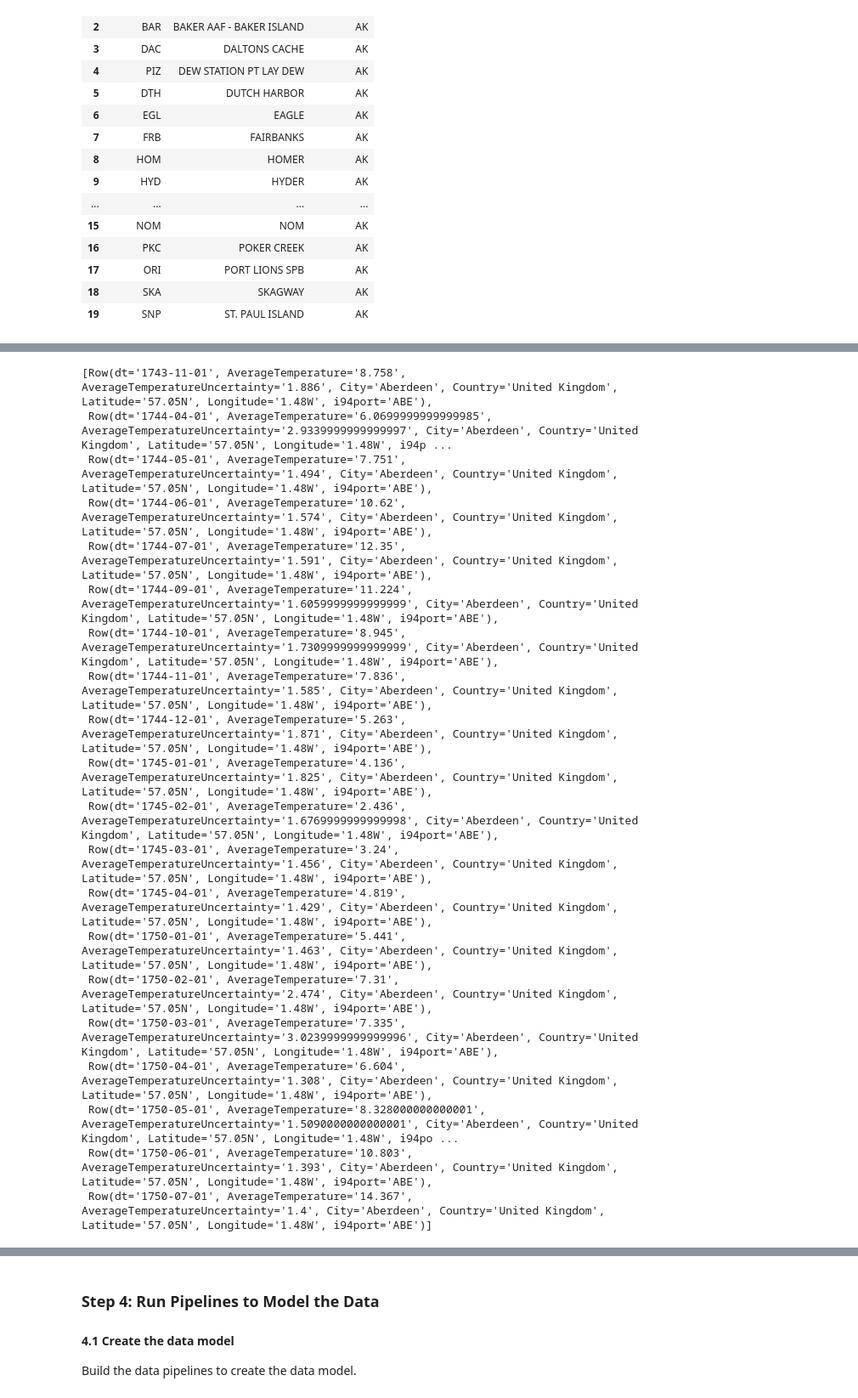
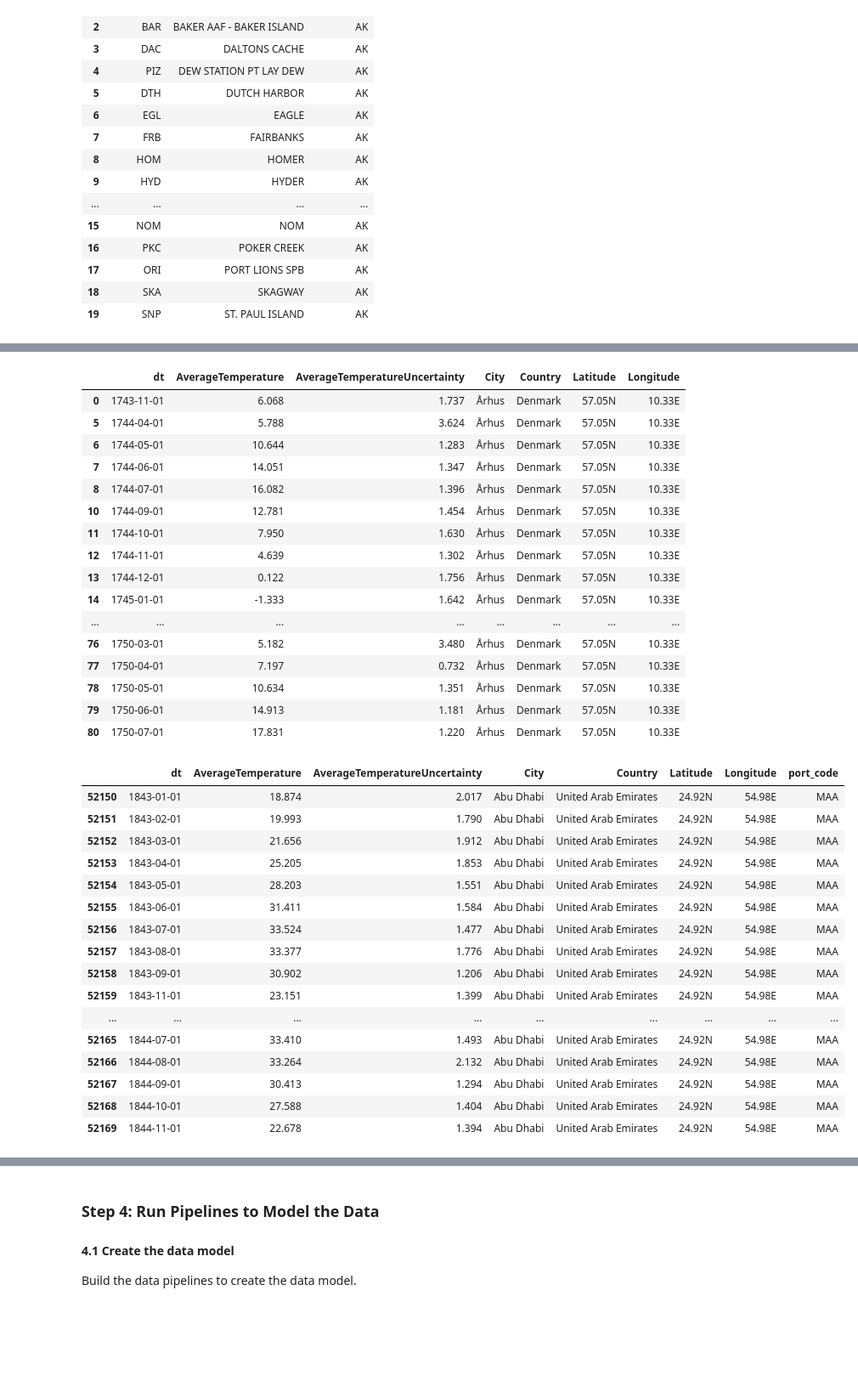
Before and after one commit to 0xCakin/CapstoneProject, a Jupyter notebook: Capstone Project Template.ipynb, the cells around one changed output, grey strips where cells are left out. Shown: that part at 85% size. Saved outputs shown, nothing was run; the diff lists cells and outputs as text; code cells hidden in the pictures; blank space fills up the shorter version.

```diff
--- a/Capstone Project Template.ipynb
+++ b/Capstone Project Template.ipynb
@@ -257,3 +222,0 @@ only showing top 20 rows
-# %%
-# Clean temperature data
-df_temp_data = spark2.read.format("csv").option("header", "true").load("../../data2/GlobalLandTemperaturesByCity.csv")
@@ -260,4 +247,3 @@ df_temp_data = spark2.read.format("csv").option("header", "true").load("../../da
 # %%
-# Filter out data points with NaN average temperature
-df_temp_data = df_temp_data.filter(df_temp_data.AverageTemperature != 'NaN')
-df_temp_data.head(50)
+#Clean up null data from average temperature
+df_temp_data = df_temp_data[df_temp_data.AverageTemperature.notnull()]
@@ -292,25 +250,45 @@ def get_i94port(city):
+# %%
+df_temp_data.head(20)
+# %% [output]
+|  | dt | AverageTemperature | AverageTemperatureUncertainty | City | Country | Latitude | Longitude |
+| 0 | 1743-11-01 | 6.068 | 1.737 | Århus | Denmark | 57.05N | 10.33E |
+| 5 | 1744-04-01 | 5.788 | 3.624 | Århus | Denmark | 57.05N | 10.33E |
+| 6 | 1744-05-01 | 10.644 | 1.283 | Århus | Denmark | 57.05N | 10.33E |
+| 7 | 1744-06-01 | 14.051 | 1.347 | Århus | Denmark | 57.05N | 10.33E |
+| 8 | 1744-07-01 | 16.082 | 1.396 | Århus | Denmark | 57.05N | 10.33E |
+| 10 | 1744-09-01 | 12.781 | 1.454 | Århus | Denmark | 57.05N | 10.33E |
+| 11 | 1744-10-01 | 7.950 | 1.630 | Århus | Denmark | 57.05N | 10.33E |
+| 12 | 1744-11-01 | 4.639 | 1.302 | Århus | Denmark | 57.05N | 10.33E |
+| 13 | 1744-12-01 | 0.122 | 1.756 | Århus | Denmark | 57.05N | 10.33E |
+| 14 | 1745-01-01 | -1.333 | 1.642 | Århus | Denmark | 57.05N | 10.33E |
+| ... | ... | ... | ... | ... | ... | ... | ... |
+| 76 | 1750-03-01 | 5.182 | 3.480 | Århus | Denmark | 57.05N | 10.33E |
+| 77 | 1750-04-01 | 7.197 | 0.732 | Århus | Denmark | 57.05N | 10.33E |
+| 78 | 1750-05-01 | 10.634 | 1.351 | Århus | Denmark | 57.05N | 10.33E |
+| 79 | 1750-06-01 | 14.913 | 1.181 | Århus | Denmark | 57.05N | 10.33E |
+| 80 | 1750-07-01 | 17.831 | 1.220 | Århus | Denmark | 57.05N | 10.33E |
+# %%
+#Join the temperature data with i94port to bring port_code column
+df_temp_data=pd.merge(df_temp_data, i94port_valid_df, left_on='City', right_on='port_city', how='left').drop(['port_city','port_state'], axis=1)
 # %%
-# New column with i94port code
-df_temp_data = df_temp_data.withColumn("i94port", get_i94port(df_temp_data.City))
+# Clean up the null values
+df_temp_data = df_temp_data[df_temp_data.port_code.notnull()]
 df_temp_data.head(20)
 # %% [output]
-[Row(dt='1743-11-01', AverageTemperature='8.758', AverageTemperatureUncertainty='1.886', City='Aberdeen', Country='United Kingdom', Latitude='57.05N', Longitude='1.48W', i94port='ABE'),
- Row(dt='1744-04-01', AverageTemperature='6.0699999999999985', AverageTemperatureUncertainty='2.9339999999999997', City='Aberdeen', Country='United Kingdom', Latitude='57.05N', Longitude='1.48W', i94p ...
- Row(dt='1744-05-01', AverageTemperature='7.751', AverageTemperatureUncertainty='1.494', City='Aberdeen', Country='United Kingdom', Latitude='57.05N', Longitude='1.48W', i94port='ABE'),
- Row(dt='1744-06-01', AverageTemperature='10.62', AverageTemperatureUncertainty='1.574', City='Aberdeen', Country='United Kingdom', Latitude='57.05N', Longitude='1.48W', i94port='ABE'),
- Row(dt='1744-07-01', AverageTemperature='12.35', AverageTemperatureUncertainty='1.591', City='Aberdeen', Country='United Kingdom', Latitude='57.05N', Longitude='1.48W', i94port='ABE'),
- Row(dt='1744-09-01', AverageTemperature='11.224', AverageTemperatureUncertainty='1.6059999999999999', City='Aberdeen', Country='United Kingdom', Latitude='57.05N', Longitude='1.48W', i94port='ABE'),
- Row(dt='1744-10-01', AverageTemperature='8.945', AverageTemperatureUncertainty='1.7309999999999999', City='Aberdeen', Country='United Kingdom', Latitude='57.05N', Longitude='1.48W', i94port='ABE'),
- Row(dt='1744-11-01', AverageTemperature='7.836', AverageTemperatureUncertainty='1.585', City='Aberdeen', Country='United Kingdom', Latitude='57.05N', Longitude='1.48W', i94port='ABE'),
- Row(dt='1744-12-01', AverageTemperature='5.263', AverageTemperatureUncertainty='1.871', City='Aberdeen', Country='United Kingdom', Latitude='57.05N', Longitude='1.48W', i94port='ABE'),
- Row(dt='1745-01-01', AverageTemperature='4.136', AverageTemperatureUncertainty='1.825', City='Aberdeen', Country='United Kingdom', Latitude='57.05N', Longitude='1.48W', i94port='ABE'),
- Row(dt='1745-02-01', AverageTemperature='2.436', AverageTemperatureUncertainty='1.6769999999999998', City='Aberdeen', Country='United Kingdom', Latitude='57.05N', Longitude='1.48W', i94port='ABE'),
- Row(dt='1745-03-01', AverageTemperature='3.24', AverageTemperatureUncertainty='1.456', City='Aberdeen', Country='United Kingdom', Latitude='57.05N', Longitude='1.48W', i94port='ABE'),
- Row(dt='1745-04-01', AverageTemperature='4.819', AverageTemperatureUncertainty='1.429', City='Aberdeen', Country='United Kingdom', Latitude='57.05N', Longitude='1.48W', i94port='ABE'),
- Row(dt='1750-01-01', AverageTemperature='5.441', AverageTemperatureUncertainty='1.463', City='Aberdeen', Country='United Kingdom', Latitude='57.05N', Longitude='1.48W', i94port='ABE'),
- Row(dt='1750-02-01', AverageTemperature='7.31', AverageTemperatureUncertainty='2.474', City='Aberdeen', Country='United Kingdom', Latitude='57.05N', Longitude='1.48W', i94port='ABE'),
- Row(dt='1750-03-01', AverageTemperature='7.335', AverageTemperatureUncertainty='3.0239999999999996', City='Aberdeen', Country='United Kingdom', Latitude='57.05N', Longitude='1.48W', i94port='ABE'),
- Row(dt='1750-04-01', AverageTemperature='6.604', AverageTemperatureUncertainty='1.308', City='Aberdeen', Country='United Kingdom', Latitude='57.05N', Longitude='1.48W', i94port='ABE'),
- Row(dt='1750-05-01', AverageTemperature='8.328000000000001', AverageTemperatureUncertainty='1.5090000000000001', City='Aberdeen', Country='United Kingdom', Latitude='57.05N', Longitude='1.48W', i94po ...
- Row(dt='1750-06-01', AverageTemperature='10.803', AverageTemperatureUncertainty='1.393', City='Aberdeen', Country='United Kingdom', Latitude='57.05N', Longitude='1.48W', i94port='ABE'),
- Row(dt='1750-07-01', AverageTemperature='14.367', AverageTemperatureUncertainty='1.4', City='Aberdeen', Country='United Kingdom', Latitude='57.05N', Longitude='1.48W', i94port='ABE')]
+|  | dt | AverageTemperature | AverageTemperatureUncertainty | City | Country | Latitude | Longitude | port_code |
+| 52150 | 1843-01-01 | 18.874 | 2.017 | Abu Dhabi | United Arab Emirates | 24.92N | 54.98E | MAA |
+| 52151 | 1843-02-01 | 19.993 | 1.790 | Abu Dhabi | United Arab Emirates | 24.92N | 54.98E | MAA |
+| 52152 | 1843-03-01 | 21.656 | 1.912 | Abu Dhabi | United Arab Emirates | 24.92N | 54.98E | MAA |
+| 52153 | 1843-04-01 | 25.205 | 1.853 | Abu Dhabi | United Arab Emirates | 24.92N | 54.98E | MAA |
+| 52154 | 1843-05-01 | 28.203 | 1.551 | Abu Dhabi | United Arab Emirates | 24.92N | 54.98E | MAA |
+| 52155 | 1843-06-01 | 31.411 | 1.584 | Abu Dhabi | United Arab Emirates | 24.92N | 54.98E | MAA |
+| 52156 | 1843-07-01 | 33.524 | 1.477 | Abu Dhabi | United Arab Emirates | 24.92N | 54.98E | MAA |
+| 52157 | 1843-08-01 | 33.377 | 1.776 | Abu Dhabi | United Arab Emirates | 24.92N | 54.98E | MAA |
+| 52158 | 1843-09-01 | 30.902 | 1.206 | Abu Dhabi | United Arab Emirates | 24.92N | 54.98E | MAA |
+| 52159 | 1843-11-01 | 23.151 | 1.399 | Abu Dhabi | United Arab Emirates | 24.92N | 54.98E | MAA |
+| ... | ... | ... | ... | ... | ... | ... | ... | ... |
+| 52165 | 1844-07-01 | 33.410 | 1.493 | Abu Dhabi | United Arab Emirates | 24.92N | 54.98E | MAA |
+| 52166 | 1844-08-01 | 33.264 | 2.132 | Abu Dhabi | United Arab Emirates | 24.92N | 54.98E | MAA |
+| 52167 | 1844-09-01 | 30.413 | 1.294 | Abu Dhabi | United Arab Emirates | 24.92N | 54.98E | MAA |
+| 52168 | 1844-10-01 | 27.588 | 1.404 | Abu Dhabi | United Arab Emirates | 24.92N | 54.98E | MAA |
+| 52169 | 1844-11-01 | 22.678 | 1.394 | Abu Dhabi | United Arab Emirates | 24.92N | 54.98E | MAA |
```
Also changed, not shown: parts of 16 cells of this notebook, 1 other file.
